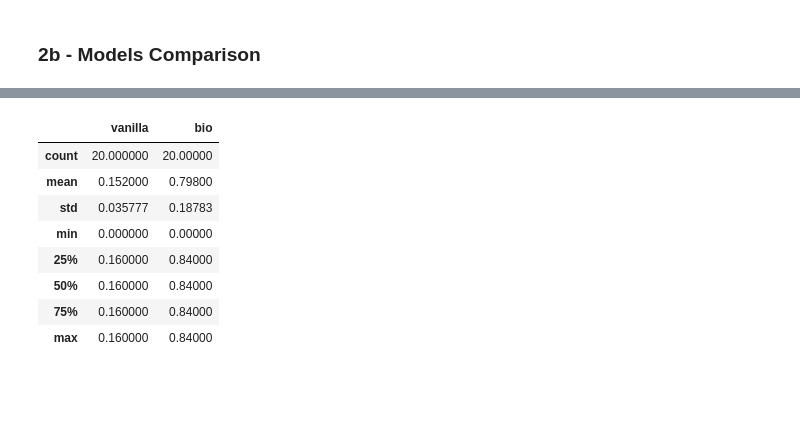
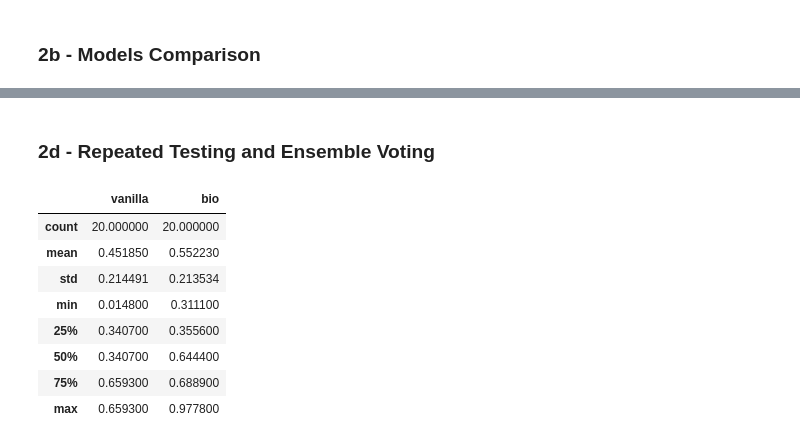
Before and after one commit to nam-ngh/neuro-AI, a Jupyter notebook: main.ipynb, the cells around one changed output, grey strips where cells are left out. Drawn from its saved outputs; the diff is of its cells as text; code cells hidden in the pictures; blank space fills up the shorter version.

```diff
--- a/main.ipynb
+++ b/main.ipynb
@@ -23,7 +23,7 @@ set_seed(42)
 
 TASKS = [
     'DelayMatchSample-v0',
-    'GoNogo-v0',
+    'DelayComparison-v0',
 ]
 
 # inspect our tasks
@@ -169,33 +253,0 @@ plot_hidden_comparison(gng, r_excitatory=0.8)
-# %%
-# separately test trained models from experiment on fresh data gen
-def test_models(experiment, num_trials, is_print=False):
-    """Test all trained models on fresh trials."""
-    env = ngym.make(experiment.env_name, dt=experiment.dt)
-
-    trial_time = sum(env.timing.values())
-    steps_per_trial = int(trial_time/dt)
-    seq_len = steps_per_trial * num_trials
-
-    dataset = ngym.Dataset(env, batch_size=1, seq_len=seq_len)
-    inputs, labels = dataset()
-    inputs = torch.from_numpy(inputs).float().to(experiment.device)
-    labels = torch.from_numpy(labels).long().to(experiment.device)
-
-    if is_print:
-        print(f"Testing on {num_trials} {experiment.env_name} trials ({seq_len} steps)\n")
-
-    res = {}
-    for name, model in experiment.models.items():
-        model.eval()
-
-        with torch.no_grad():
-            outputs, _ = model(inputs)
-            preds = outputs.argmax(dim=-1)
-
-            mask = labels != 0
-            if mask.sum() > 0:
-                acc = (preds[mask] == labels[mask]).float().mean().item()
-            else:
-                acc = 0.0
-        res[name] = round(acc, 4)
-    return res
@@ -202,19 +259,21 @@ def test_models(experiment, num_trials, is_print=False):
+# %% [markdown]
+### 2d - Repeated Testing and Ensemble Voting
 # %%
 # test multiple times
 runs = 20
 results = []
 for r in range(runs):
-    results.append(test_models(gng, 3))
+    results.append(test_models(dms, 3))
 # show test accuracy distribution
 res_df = pd.DataFrame(results)
 res_df.describe()
 # %% [output]
 |  | vanilla | bio |
-| count | 20.000000 | 20.00000 |
-| mean | 0.152000 | 0.79800 |
-| std | 0.035777 | 0.18783 |
-| min | 0.000000 | 0.00000 |
-| 25% | 0.160000 | 0.84000 |
-| 50% | 0.160000 | 0.84000 |
-| 75% | 0.160000 | 0.84000 |
-| max | 0.160000 | 0.84000 |
+| count | 20.000000 | 20.000000 |
+| mean | 0.451850 | 0.552230 |
+| std | 0.214491 | 0.213534 |
+| min | 0.014800 | 0.311100 |
+| 25% | 0.340700 | 0.355600 |
+| 50% | 0.340700 | 0.644400 |
+| 75% | 0.659300 | 0.688900 |
+| max | 0.659300 | 0.977800 |
```
Also changed, not shown: parts of 14 cells of this notebook, 1 other file.
